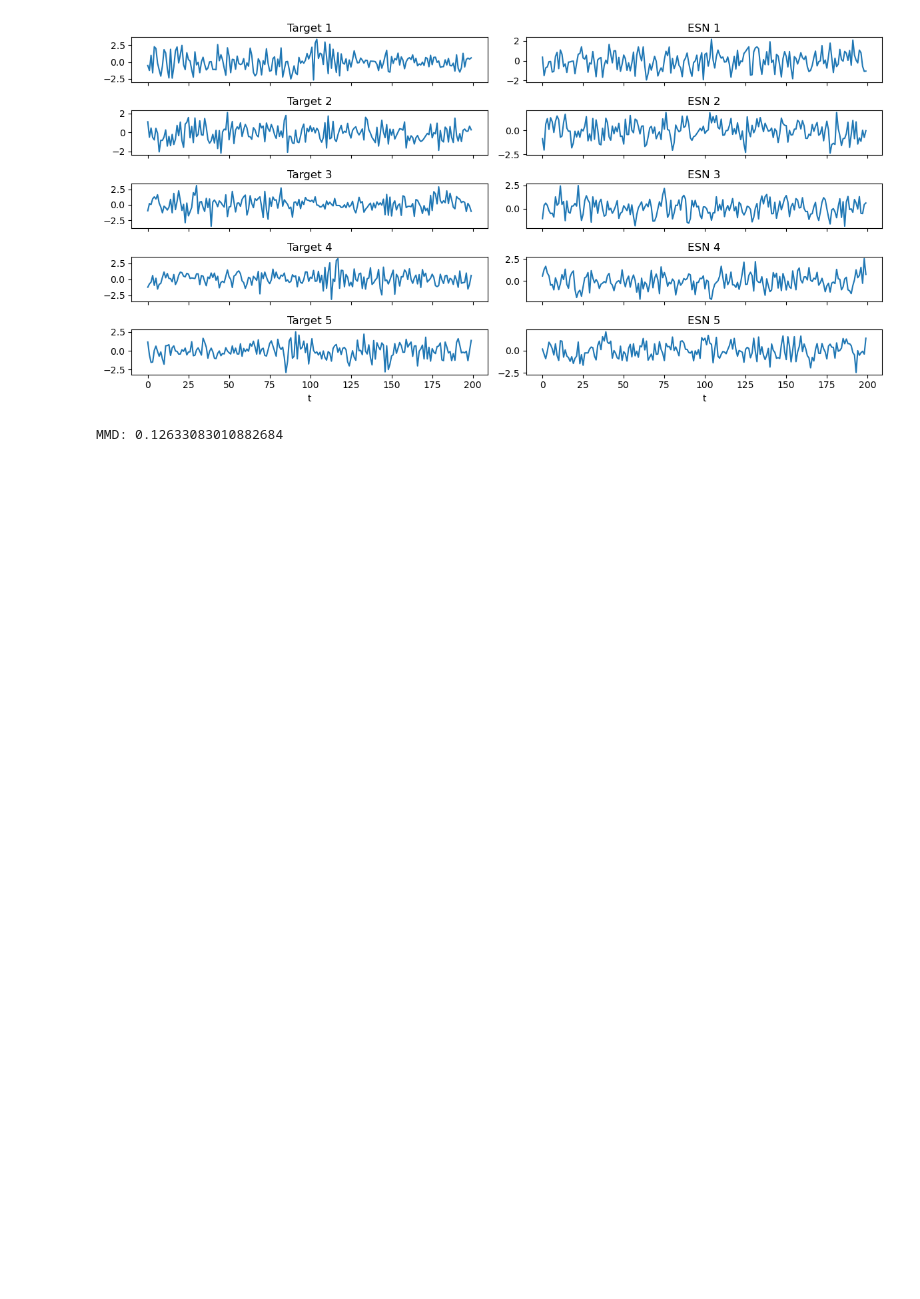
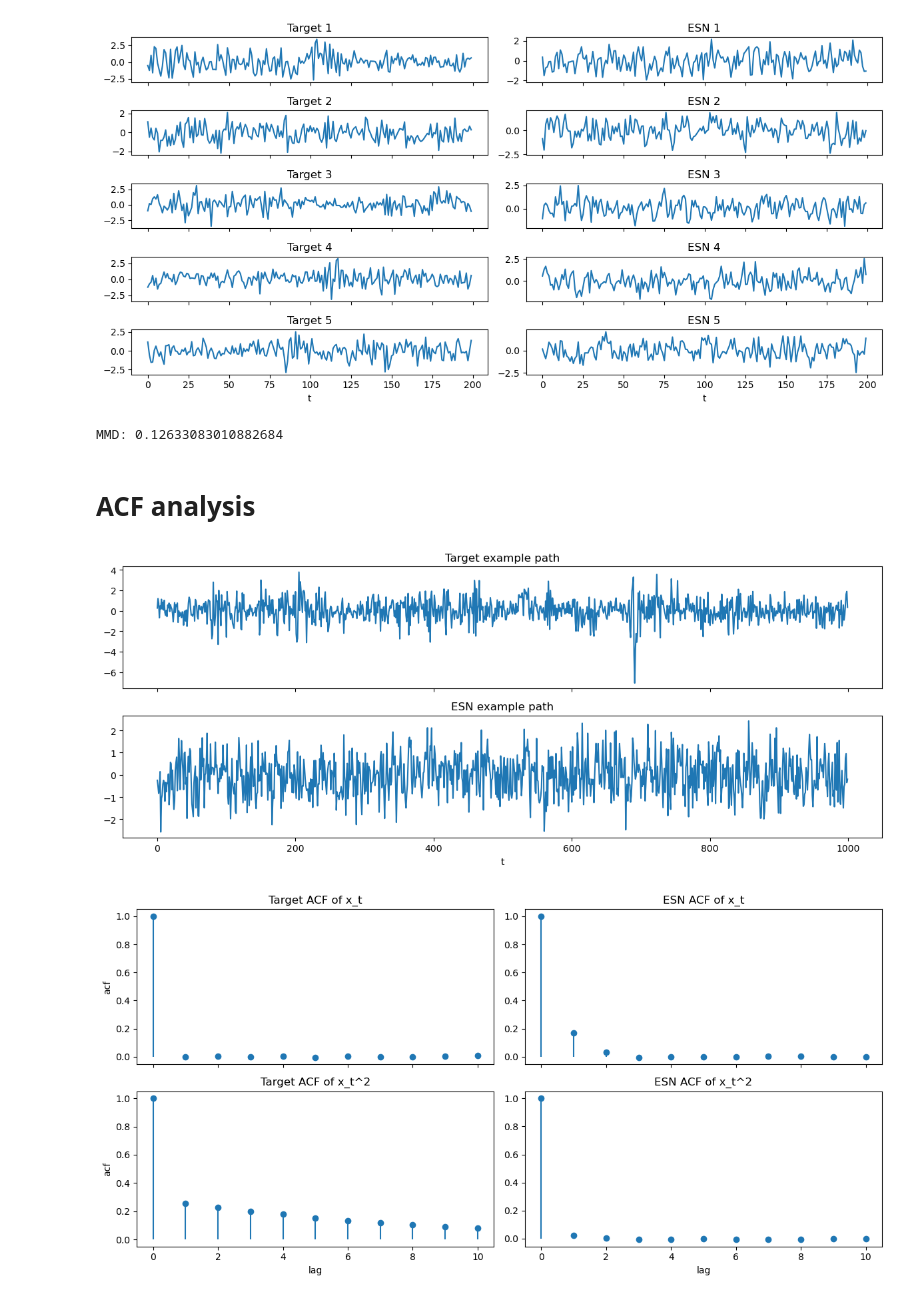
Before and after one commit to omersuder5/My_trial_space, a Jupyter notebook: example_training_GARCH.ipynb, the cells around one changed output. Saved outputs shown, nothing was run; the diff lists cells and outputs as text; code cells hidden in the pictures; blank space fills up the shorter version.

```diff
--- a/example_training_GARCH.ipynb
+++ b/example_training_GARCH.ipynb
@@ -190,3 +193,10 @@ inspection = inspect_run_and_mmd(results, kwargs, n_examples=5, kernel_mmd = Non
 # %% [output]
 [figure]
 MMD: 0.12633083010882684
+# %% [markdown]
+# ACF analysis
+# %%
+out = acf_analysis(results, kwargs, T_acf=1000, N_paths=100, lag_acf=10)
+# %% [output]
+[figure, added]
+[figure, added]
```
Also changed, not shown: parts of 1 cell of this notebook.
